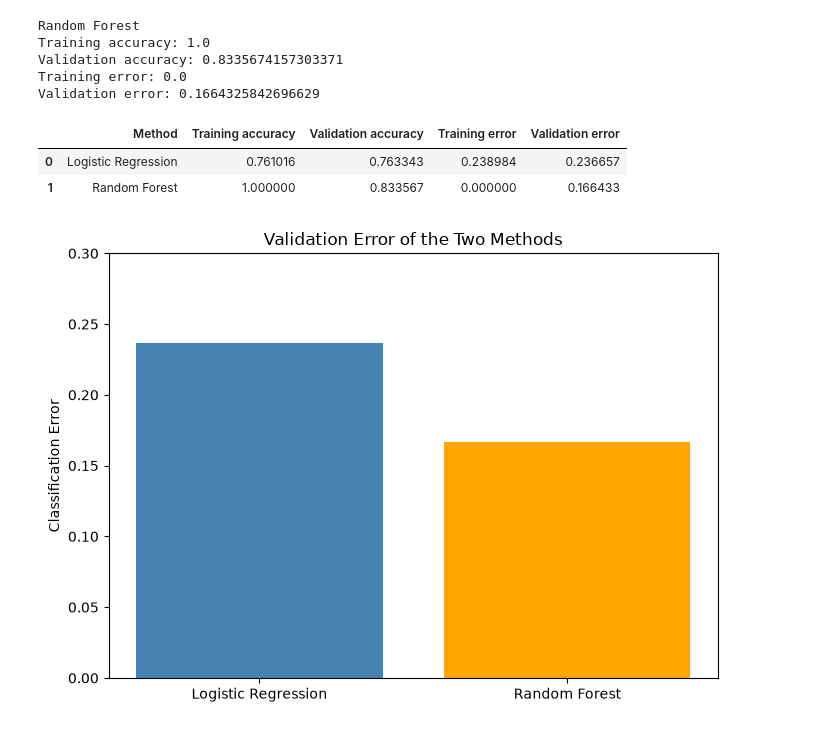
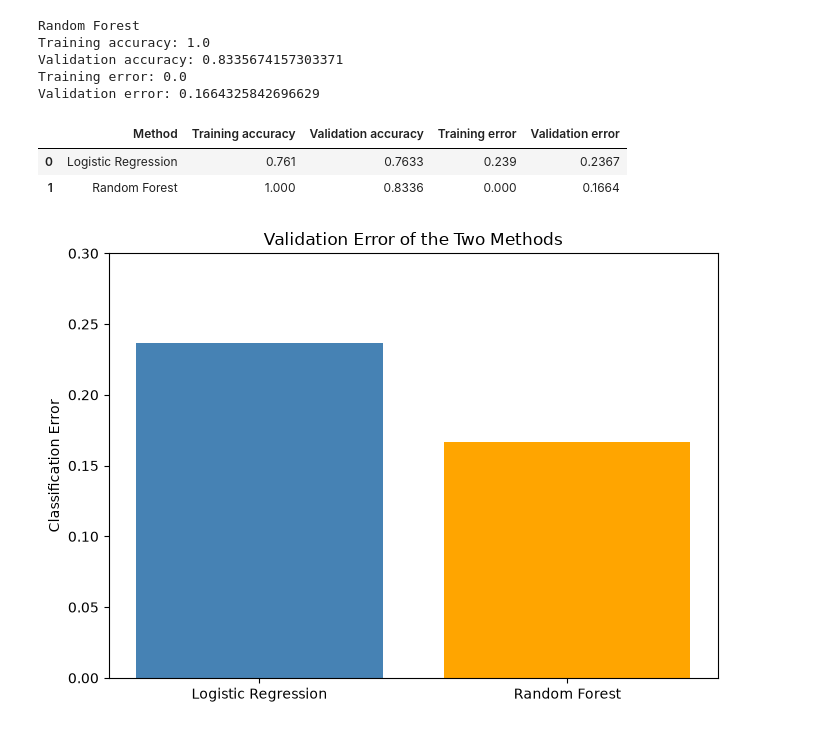
Before and after one commit to adritanotadorito/nasa-koi-ml, a Jupyter notebook: main.ipynb, the cells around one changed output. Cells and saved outputs as stored; diff of their text form; code cells hidden in the pictures.

```diff
--- a/main.ipynb
+++ b/main.ipynb
@@ -225,14 +225,14 @@ Validation error: 0.1664325842696629
 # %%
 results = pd.DataFrame({"Method": ["Logistic Regression","Random Forest"],
     "Training accuracy": [logistic_train_accuracy,forest_train_accuracy],
     "Validation accuracy": [logistic_validation_accuracy,forest_validation_accuracy],
     "Training error": [logistic_train_error,forest_train_error],
     "Validation error": [logistic_validation_error,forest_validation_error]})
-results
+results.round(4)
 # %% [output]
 |  | Method | Training accuracy | Validation accuracy | Training error | Validation error |
-| 0 | Logistic Regression | 0.761016 | 0.763343 | 0.238984 | 0.236657 |
-| 1 | Random Forest | 1.000000 | 0.833567 | 0.000000 | 0.166433 |
+| 0 | Logistic Regression | 0.761 | 0.7633 | 0.239 | 0.2367 |
+| 1 | Random Forest | 1.000 | 0.8336 | 0.000 | 0.1664 |
 # %%
 # errors
 plt.figure(figsize=(7, 5))
```
Also changed, not shown: 2 other files.
